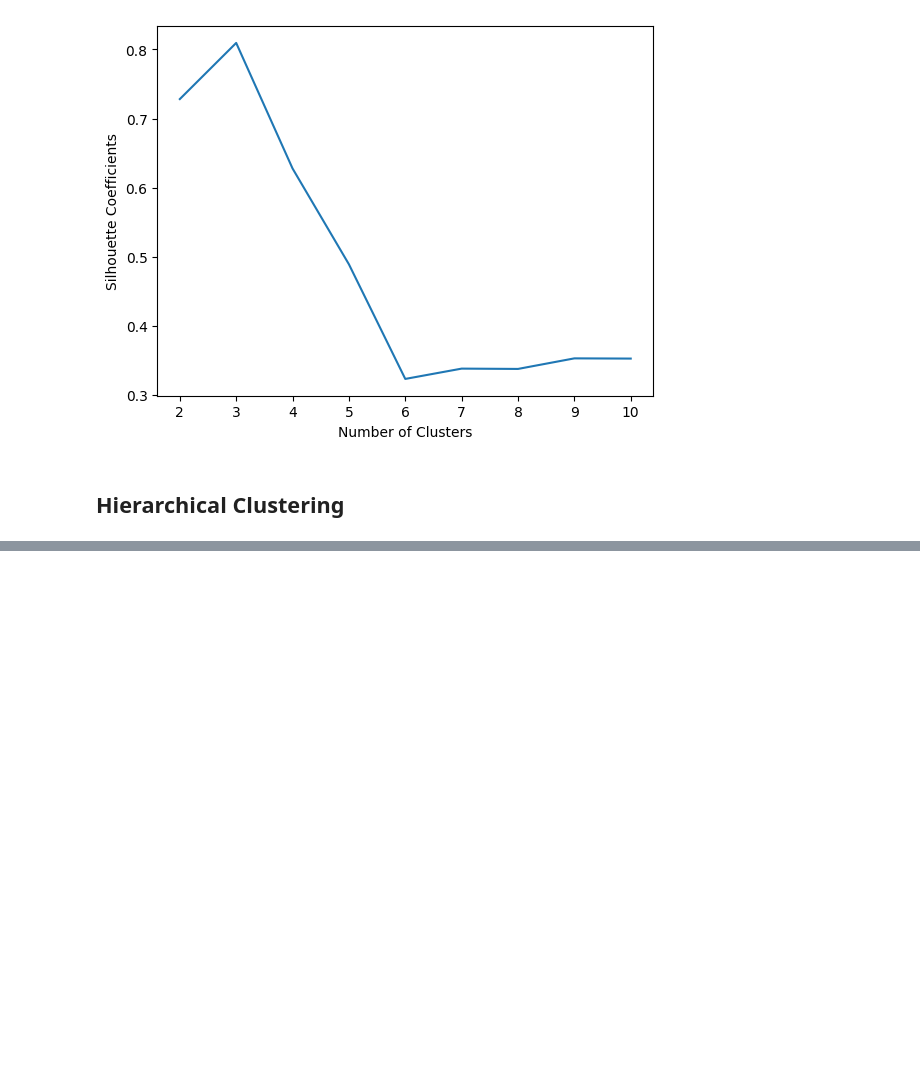
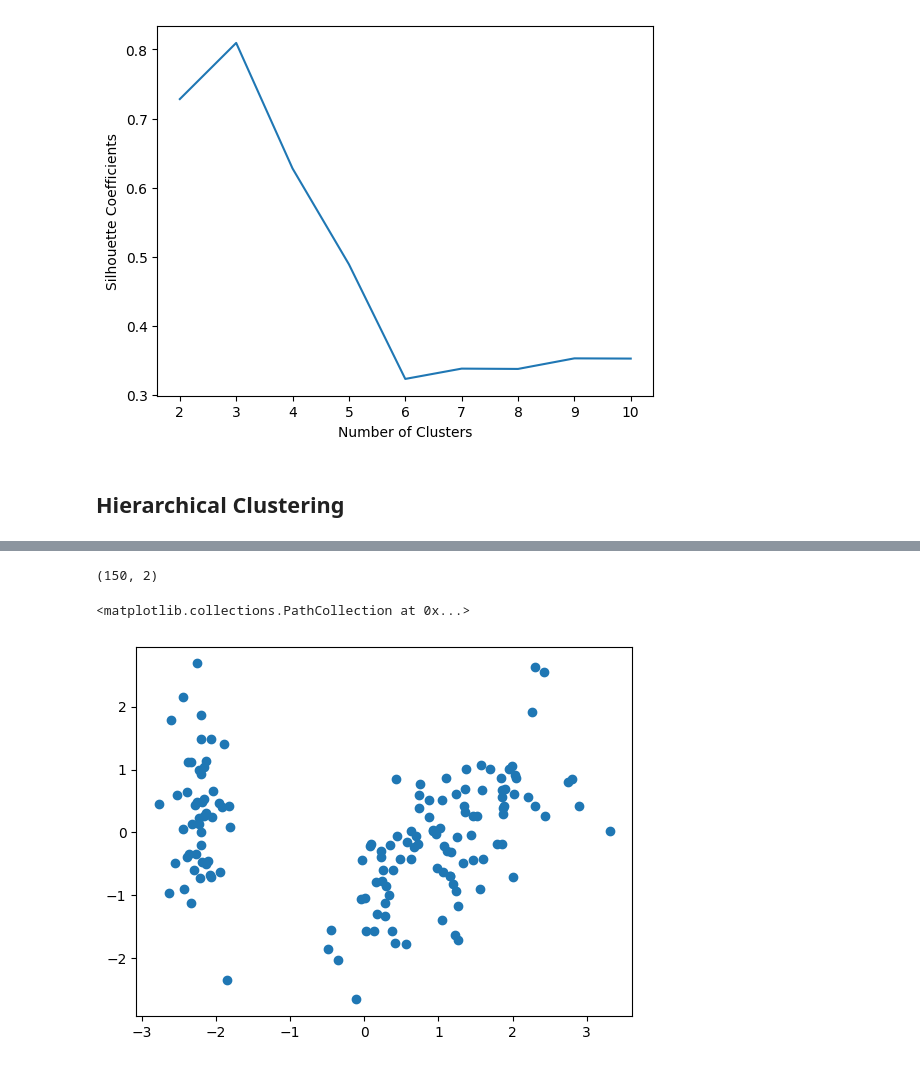
Before and after one commit to Jayesh-Ah/ME228-DS-ML, a Jupyter notebook: clustering.ipynb, the cells around one changed output, grey strips where cells are left out. Cells and saved outputs as stored; diff of their text form; code cells hidden in the pictures; blank space fills up the shorter version.

```diff
--- a/clustering.ipynb
+++ b/clustering.ipynb
@@ -154,0 +179,7 @@ import numpy as np
+# %%
+# Standardization
+
+from sklearn.preprocessing import StandardScaler
+scaler = StandardScaler()
+# %%
+X_scaled = scaler.fit_transform(iris_data)
@@ -154,0 +210,12 @@ import numpy as np
+# %%
+pca = PCA(n_components=2)
+# %%
+pca_scaled = pca.fit_transform(X_scaled)
+pca_scaled.shape
+# %% [output]
+(150, 2)
+# %%
+plt.scatter(pca_scaled[:,0],pca_scaled[:,1])
+# %% [output]
+<matplotlib.collections.PathCollection at 0x...>
+[figure, added]
```
Also changed, not shown: parts of 15 cells of this notebook.
